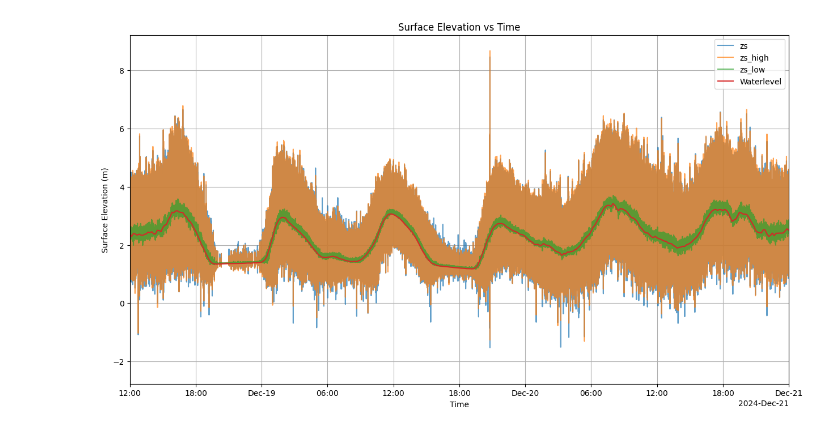
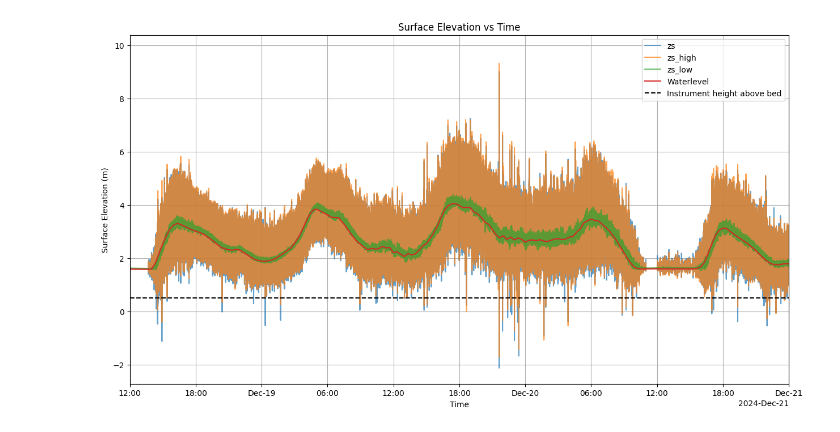
Before and after one commit to Rubenrosman/HybridDune, a Jupyter notebook: Ruben/Pressure_sensors/S1/RBR_05/RBR_05_script.ipynb, the cells around one changed output. Cells and saved outputs as stored; diff of their text form; code cells hidden in the pictures.

```diff
--- a/Ruben/Pressure_sensors/S1/RBR_05/RBR_05_script.ipynb
+++ b/Ruben/Pressure_sensors/S1/RBR_05/RBR_05_script.ipynb
@@ -91,20 +85,17 @@ if not os.path.isdir(ncOutDir):
 ds.to_netcdf(os.path.join(ncOutDir, instrumentName + '.nc'))
 # %%
 # experimentFolder = r'C:\Users\ruro\OneDrive - Boskalis\Documents\python\RDR\RDR02_data'
-
 # frequency resolution in fourier space
 ### delta_f = p_blocks/D_timeframe ###
-sf = 20
 p_blocks = 20
 D_length = 1200
 fresolution = p_blocks / D_length
+print(f'fresolution is: {fresolution}')
+nperseg = D_length * sf / p_blocks - 0.5 #dim should be len(ds.f); whelch has (nperseg/2 +1)
+
 # -----------------------------------------------------------------------------------
 rho = 1025
 g = 9.81
-zb = -0.5
-zi =  -0.38
-knmiFile = r"C:\Users\ruro\OneDrive - Boskalis\Documents\GitHub\HybridDune\Ruben\Pressure_sensors\uurgeg_330_2021-2030.txt"
-# instrumentName = 'L2C2SOLO.nc'
 
 dataFile = os.path.join(experimentFolder,'raw_netcdf',instrumentName + '.nc')
 print(dataFile)
@@ -132,7 +123,9 @@ nSamples = len(pt)
 dt = ds0.isel(t=1).t - ds0.isel(t=0).t
 sf = np.timedelta64(1, 's') / dt.values
 
-burstDuration = pd.Timedelta('600S')
+D_length = '1200S'
+
+burstDuration = pd.Timedelta(D_length)  # Burst duration (1200 seconds = 20 minutes)
 burstLength = int(burstDuration / dt)
 nBursts = int(np.floor(nSamples / burstLength))
 
@@ -159,11 +152,11 @@ ds['p'] = ds.p.where(ds.p.std(dim='N') > 70)
 # --------------------------------------------------------------------------
 # pdb.set_trace()
 ds['p'].attrs = {'units': 'Pa +NAP', 'long_name': 'pressure', 'comments': 'corrected for air pressure'}
-ds['zi'].attrs = {'units': 'm+NAP', 'long_name': 'zi'}
-ds['zb'].attrs = {'units': 'm+NAP', 'long_name': 'zb'}
+ds['zi'].attrs = {'units': 'm+NAP', 'long_name': 'z instrument'}  # instrument height
+ds['zb'].attrs = {'units': 'm+NAP', 'long_name': 'z bed'}  # bed level
 ds['sf'].attrs = {'units': 'Hz', 'long_name': 'sampling frequency'}
 ds.attrs = ds0.attrs
-ds.attrs['summary'] = 'SEDMEX field campaign, pressure corrected for air pressure and cast in bursts of 10 minutes'
+ds.attrs['summary'] = 'Hybrid-Dune campaign, pressure corrected for air pressure and cast in bursts of 20 minutes'
 ds['name'] = instr
 if not os.path.isdir(os.path.join(experimentFolder,'QC')):
     os.mkdir(os.path.join(experimentFolder,'QC'))
@@ -174,15 +168,6 @@ C:\Users\ruro\OneDrive - Boskalis\Documents\GitHub\HybridDune\Ruben\Pressure_sen
 # %%
 instrFile = os.path.join(experimentFolder,'QC', instrument +'.nc')
 ncOutFile = os.path.join(experimentFolder,'tailored', instrument +'.nc')
-
-# frequency resolution in fourier space
-### delta_f = p_blocks/D_timeframe ###
-sf = 20
-p_blocks = 20
-D_length = 1200
-fresolution = p_blocks / D_length
-print(f'fresolution is: {fresolution}')
-nperseg = D_length * sf / p_blocks - 0.5 #dim should be len(ds.f); whelch has (nperseg/2 +1)
 
 
 # %% load the raw data from netcdf
@@ -207,5 +192,5 @@ for key in ds0.data_vars:
 sf = ds.f.values
 
 # compute water depth
-ds['h'] = (ds['p']/rho/g + ( ds['zi']-ds['zb'] )).mean(dim='N')
-ds['h'].attrs = {'long_name': 'mean water level', 'units': 'm+NAP'}
+ds['h'] = (ds['p']/rho/g + ( ds['zi']-ds['zb'] )).mean(dim='N') # relative to bed level
+ds['h'].attrs = {'long_name': 'mean water level', 'units': '[m] above bed level'}
@@ -383,23 +394,25 @@ zs_high_flat = ds.zs_high.values.flatten()
 # %%
 # Plotting
 plt.figure(figsize=(15, 8))
 
 plt.plot(t_continuous, zs_flat, label='zs', alpha=0.7)
 plt.plot(t_continuous, zs_high_flat, label='zs_high', alpha=0.7)
 plt.plot(t_continuous, zs_low_flat, label='zs_low', alpha=0.7)
 
 ds.h.plot(label='Waterlevel')
 
 # Set x-axis limits using specific date stamps
 start_time = pd.Timestamp("2024-12-18T12:00:00")
 end_time = pd.Timestamp("2024-12-21T00:00:00")
 plt.xlim(start_time, end_time)
 
+plt.axhline((ds.zi-ds.zb).values, color='k', linestyle='--', label='Instrument height above bed')
+
 plt.xlabel('Time')
 plt.ylabel('Surface Elevation (m)')
 plt.title('Surface Elevation vs Time')
-plt.legend()
+plt.legend(loc='upper right')
 plt.grid(True)
 plt.show()
 # %% [output]
-[figure, old version]
+[figure, new version]
```
Also changed, not shown: parts of 12 cells of this notebook, 12 other files.
